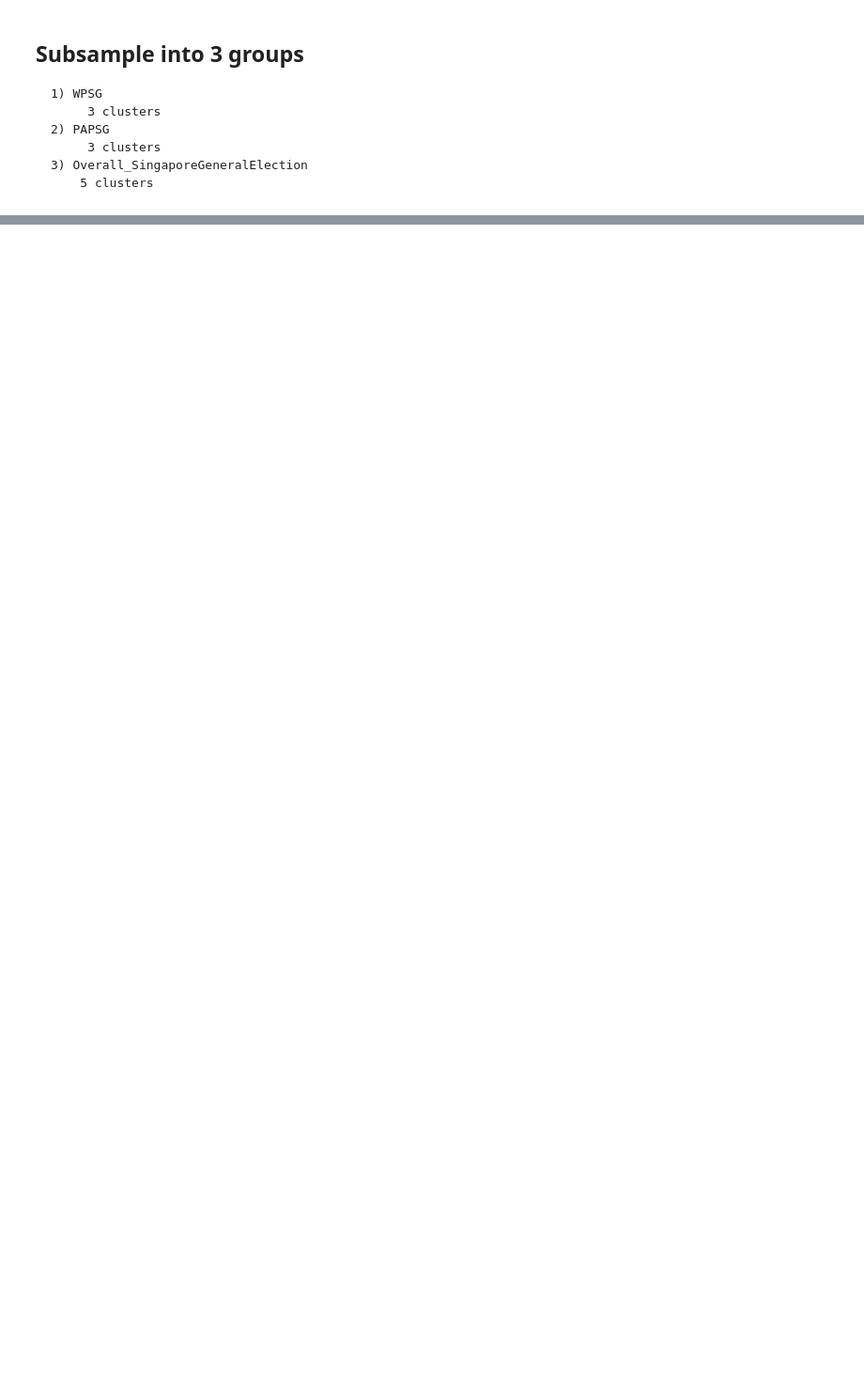
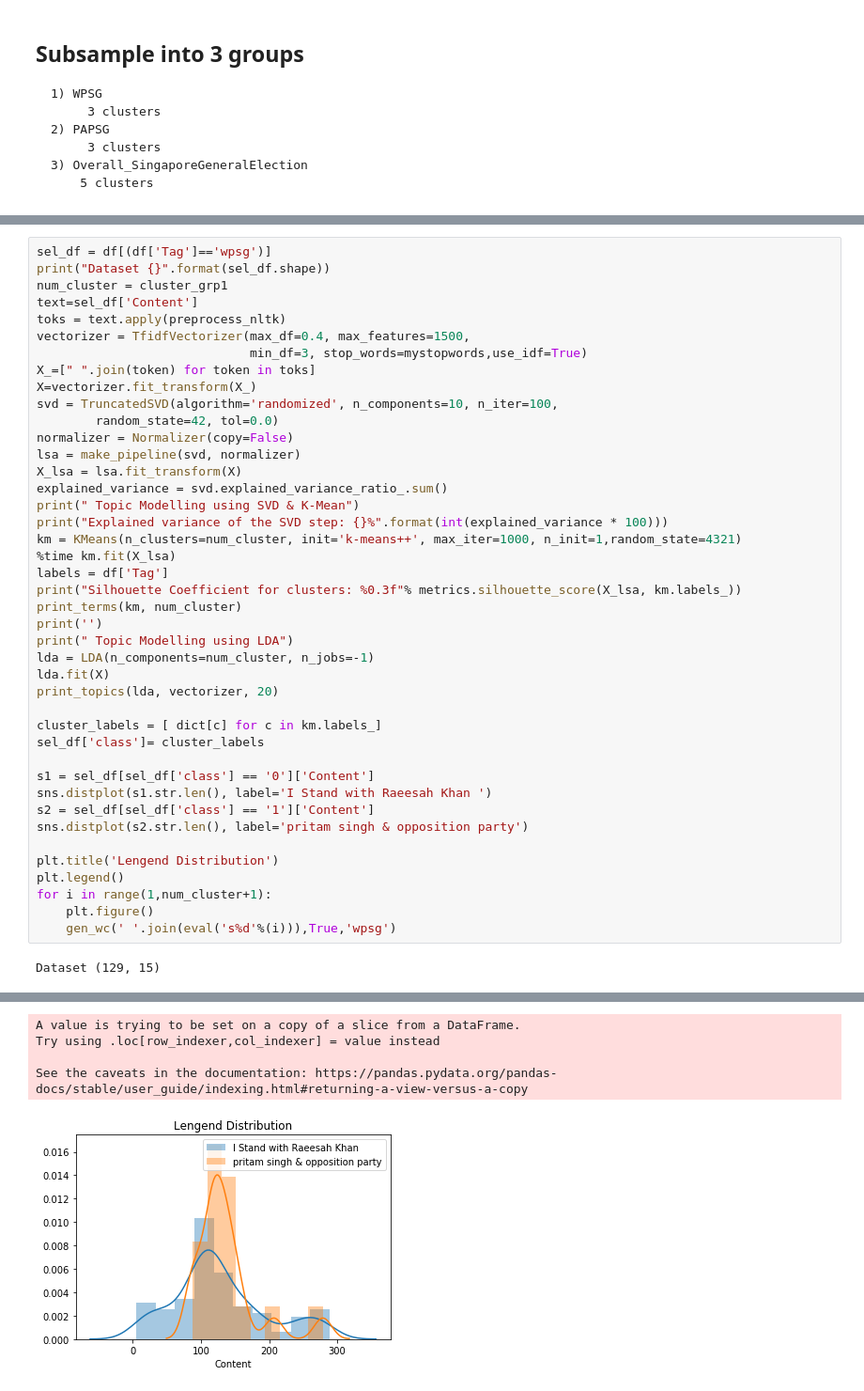
Before and after one commit to thuyazawnaing/K6312-GE2020SG, a Jupyter notebook: code/5.TopicModelling_EDA.ipynb, the cells around one changed output, grey strips where cells are left out. Shown: that part at 94% size. Saved outputs shown, nothing was run; the diff lists cells and outputs as text; blank space fills up the shorter version.

```diff
--- a/code/5.TopicModelling_EDA.ipynb
+++ b/code/5.TopicModelling_EDA.ipynb
@@ -144,3 +162,47 @@ singapore ge                         93
 sgge                                 89
 papsingapore                         81
 Name: Tag, dtype: int64
+# %%
+sel_df = df[(df['Tag']=='wpsg')]
+print("Dataset {}".format(sel_df.shape))
+num_cluster = cluster_grp1
+text=sel_df['Content']
+toks = text.apply(preprocess_nltk)
+vectorizer = TfidfVectorizer(max_df=0.4, max_features=1500,
+                             min_df=3, stop_words=mystopwords,use_idf=True)
+X_=[" ".join(token) for token in toks]
+X=vectorizer.fit_transform(X_)
+svd = TruncatedSVD(algorithm='randomized', n_components=10, n_iter=100,
+        random_state=42, tol=0.0)
+normalizer = Normalizer(copy=False)
+lsa = make_pipeline(svd, normalizer)
+X_lsa = lsa.fit_transform(X)
+explained_variance = svd.explained_variance_ratio_.sum()
+print(" Topic Modelling using SVD & K-Mean")
+print("Explained variance of the SVD step: {}%".format(int(explained_variance * 100)))
+km = KMeans(n_clusters=num_cluster, init='k-means++', max_iter=1000, n_init=1,random_state=4321)
+%time km.fit(X_lsa)
+labels = df['Tag']
+print("Silhouette Coefficient for clusters: %0.3f"% metrics.silhouette_score(X_lsa, km.labels_))
+print_terms(km, num_cluster)
+print('')
+print(" Topic Modelling using LDA")
+lda = LDA(n_components=num_cluster, n_jobs=-1)
+lda.fit(X)
+print_topics(lda, vectorizer, 20)
+
+cluster_labels = [ dict[c] for c in km.labels_]
+sel_df['class']= cluster_labels
+
+s1 = sel_df[sel_df['class'] == '0']['Content']
+sns.distplot(s1.str.len(), label='I Stand with Raeesah Khan ')
+s2 = sel_df[sel_df['class'] == '1']['Content']
+sns.distplot(s2.str.len(), label='pritam singh & opposition party')
+
+plt.title('Lengend Distribution')
+plt.legend()
+for i in range(1,num_cluster+1):
+    plt.figure()
+    gen_wc(' '.join(eval('s%d'%(i))),True,'wpsg')
+# %% [output]
+Dataset (129, 15)
@@ -146,0 +223,5 @@ Name: Tag, dtype: int64
+A value is trying to be set on a copy of a slice from a DataFrame.
+Try using .loc[row_indexer,col_indexer] = value instead
+
+See the caveats in the documentation: https://pandas.pydata.org/pandas-docs/stable/user_guide/indexing.html#returning-a-view-versus-a-copy
+[figure, added]
```
Also changed, not shown: parts of 9 cells of this notebook, 2 other files.
